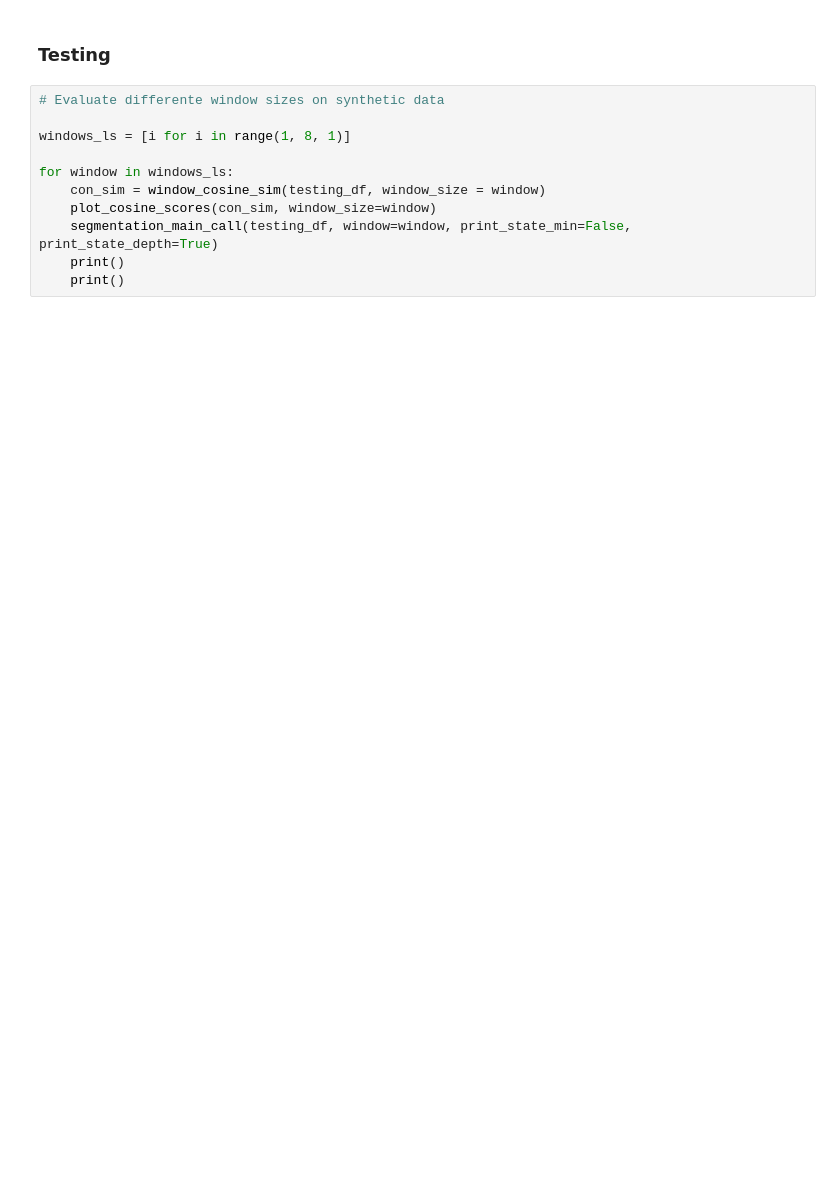
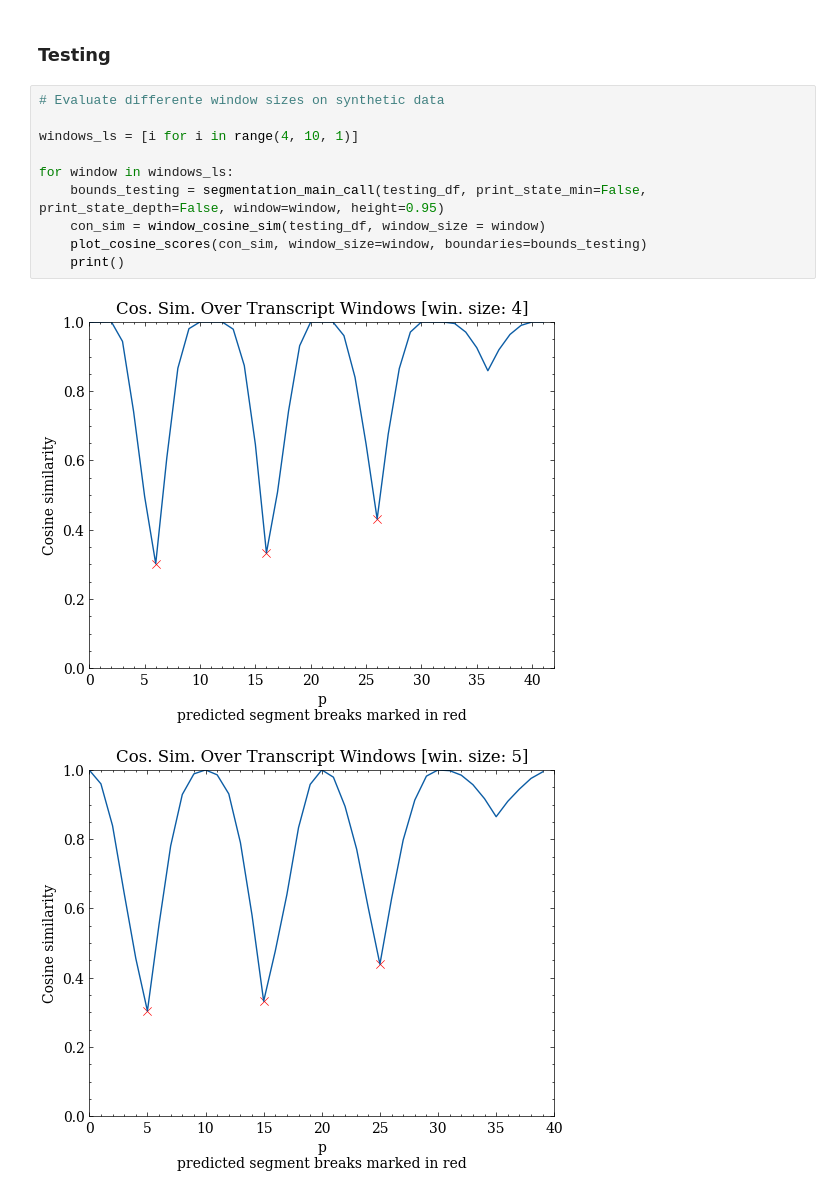
Before and after one commit to OskarMunck/Thesis, a Jupyter notebook: 4.topic_tiling.ipynb, the cells around one changed output. Cells and saved outputs as stored; diff of their text form; blank space fills up the shorter version.

```diff
--- a/4.topic_tiling.ipynb
+++ b/4.topic_tiling.ipynb
@@ -462,11 +469,13 @@ testing_df.head()
 # %%
 # Evaluate differente window sizes on synthetic data
 
-windows_ls = [i for i in range(1, 8, 1)]
+windows_ls = [i for i in range(4, 10, 1)]
 
 for window in windows_ls:
+    bounds_testing = segmentation_main_call(testing_df, print_state_min=False, print_state_depth=False, window=window, height=0.95)
     con_sim = window_cosine_sim(testing_df, window_size = window)
-    plot_cosine_scores(con_sim, window_size=window)
-    segmentation_main_call(testing_df, window=window, print_state_min=False, print_state_depth=True)
+    plot_cosine_scores(con_sim, window_size=window, boundaries=bounds_testing)
     print()
-    print()
+# %% [output]
+[figure, added]
+[figure, added]
```
Also changed, not shown: parts of 2 cells of this notebook, 2 other files.
